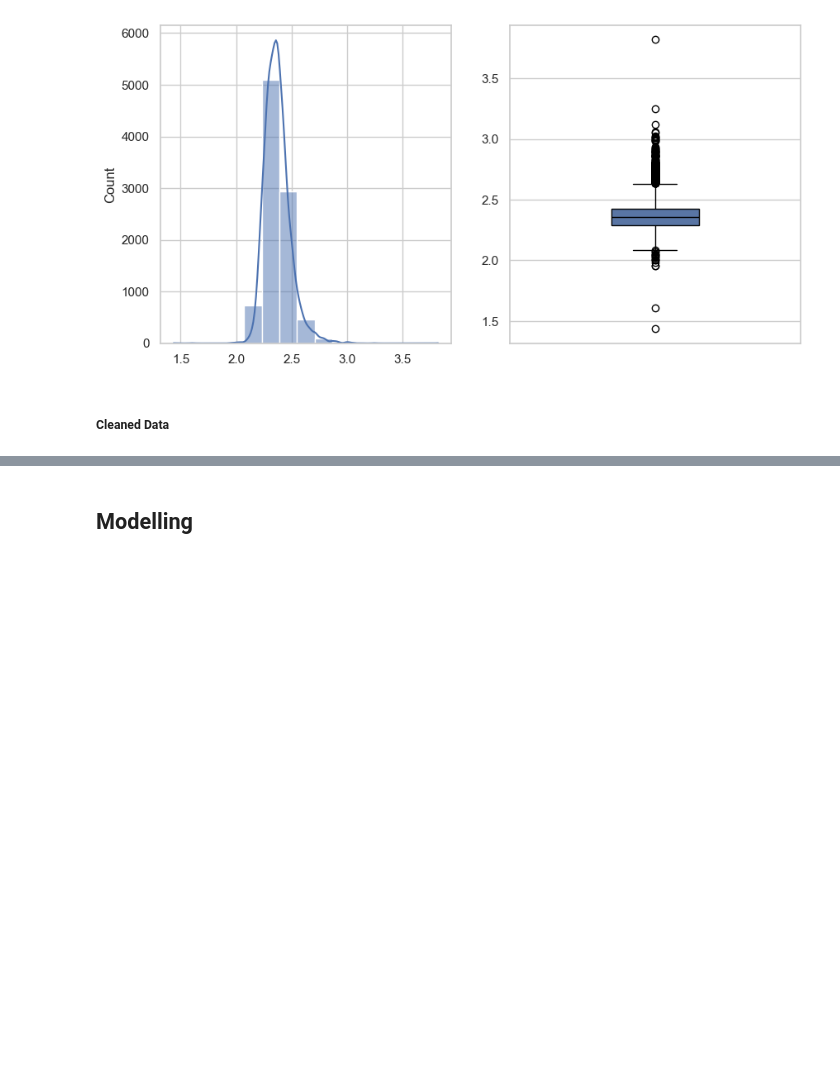
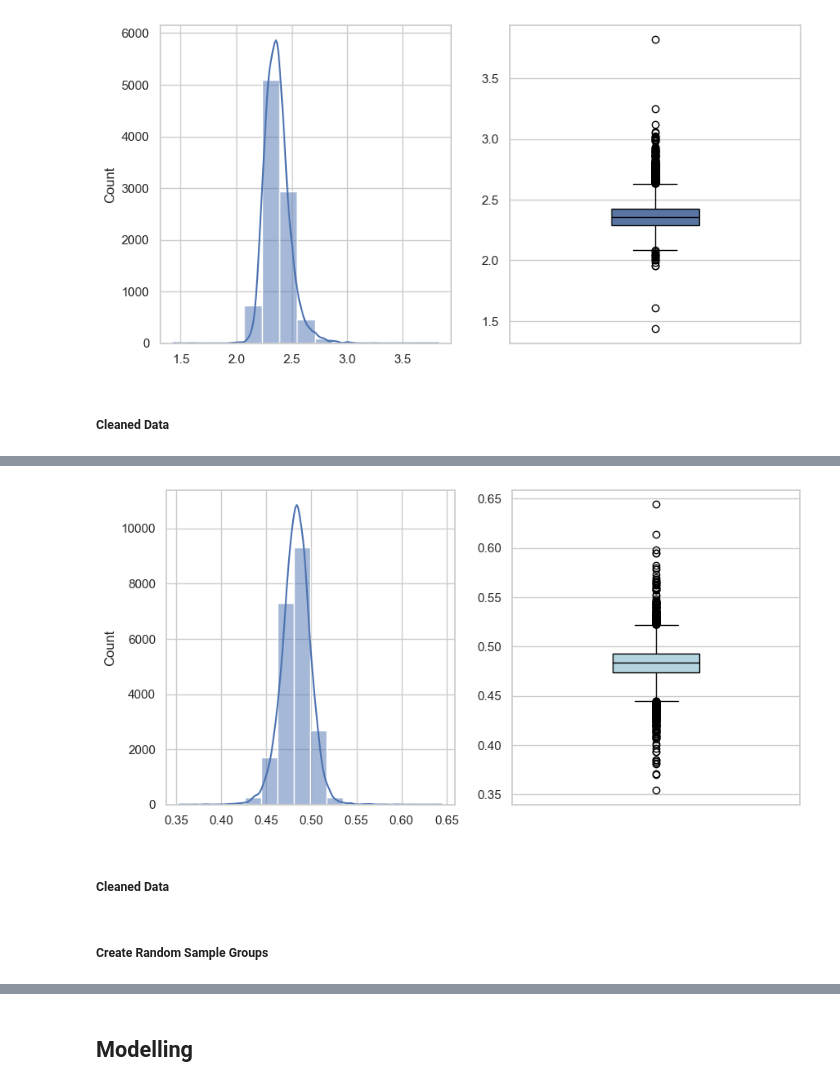
Before and after one commit to mitchellggreenhalgh/mid-distance-webscrapers, a Jupyter notebook: mid_distance_race_performances.ipynb, the cells around one changed output, grey strips where cells are left out. Saved outputs shown, nothing was run; the diff lists cells and outputs as text; code cells hidden in the pictures; blank space fills up the shorter version.

```diff
--- a/mid_distance_race_performances.ipynb
+++ b/mid_distance_race_performances.ipynb
@@ -247,0 +271,18 @@ df_400_sampled = df_400_shuffle.select_dtypes('number') \
+# %%
+# Find metric to describe outliers
+metric_1500 = (df_1500['time_800'] / df_1500['time_1500'])
+
+plt.figure(figsize=(10,5))
+
+plt.subplot(1,2,1)
+sns.histplot(metric_1500,
+             bins=int(np.ceil(np.log2(len(metric_1500)) + 1)),
+             kde=True)
+
+plt.subplot(1,2,2)
+sns.boxplot(y=metric_1500.values, width=0.3, color='lightblue', linecolor='black')
+plt.show()
+# %% [output]
+[figure, added]
+# %% [markdown]
+##### Cleaned Data
@@ -247,0 +298,2 @@ df_400_sampled = df_400_shuffle.select_dtypes('number') \
+# %% [markdown]
+##### Create Random Sample Groups
```
Also changed, not shown: parts of 44 cells of this notebook, 1 other file.
